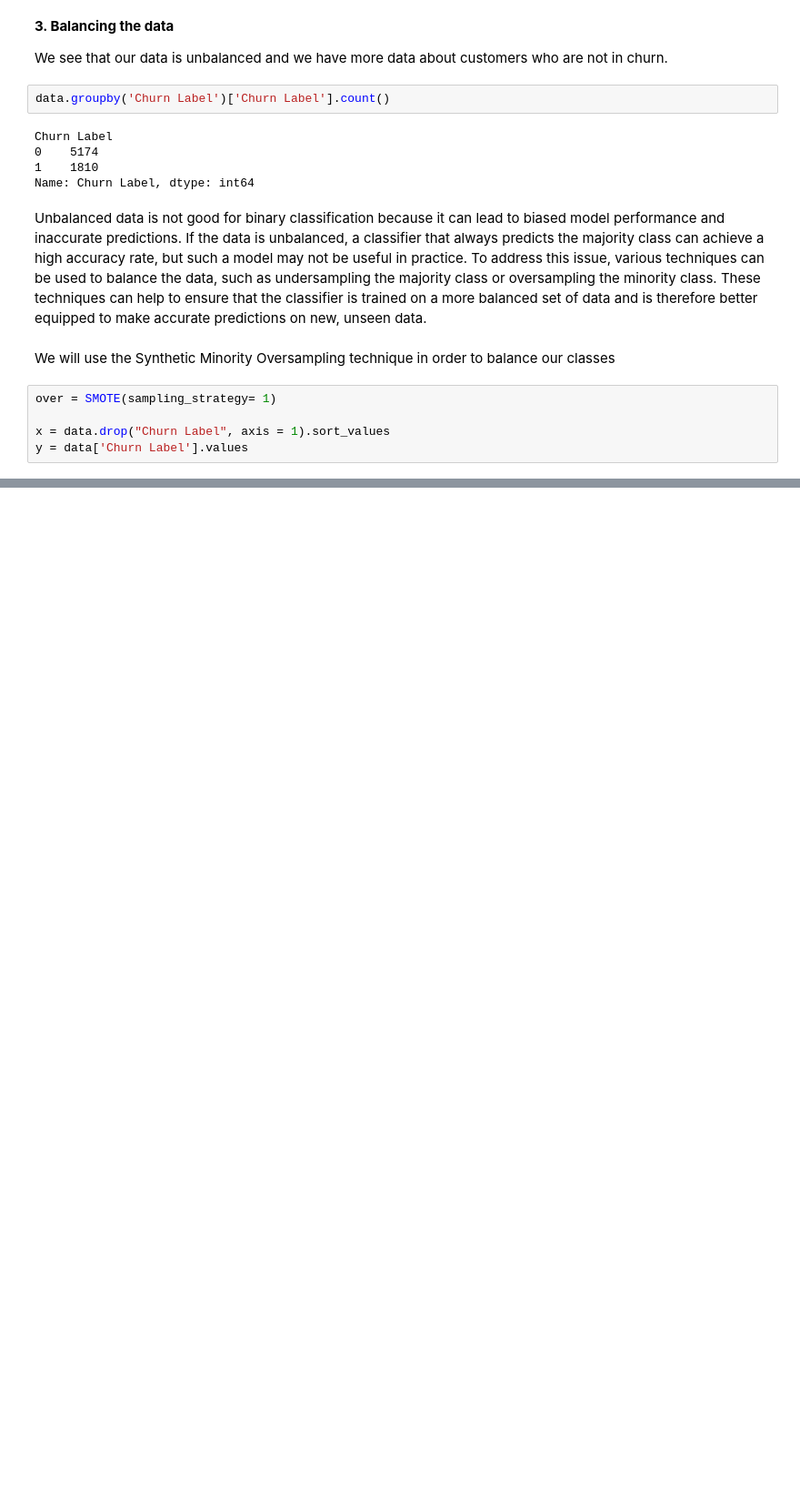
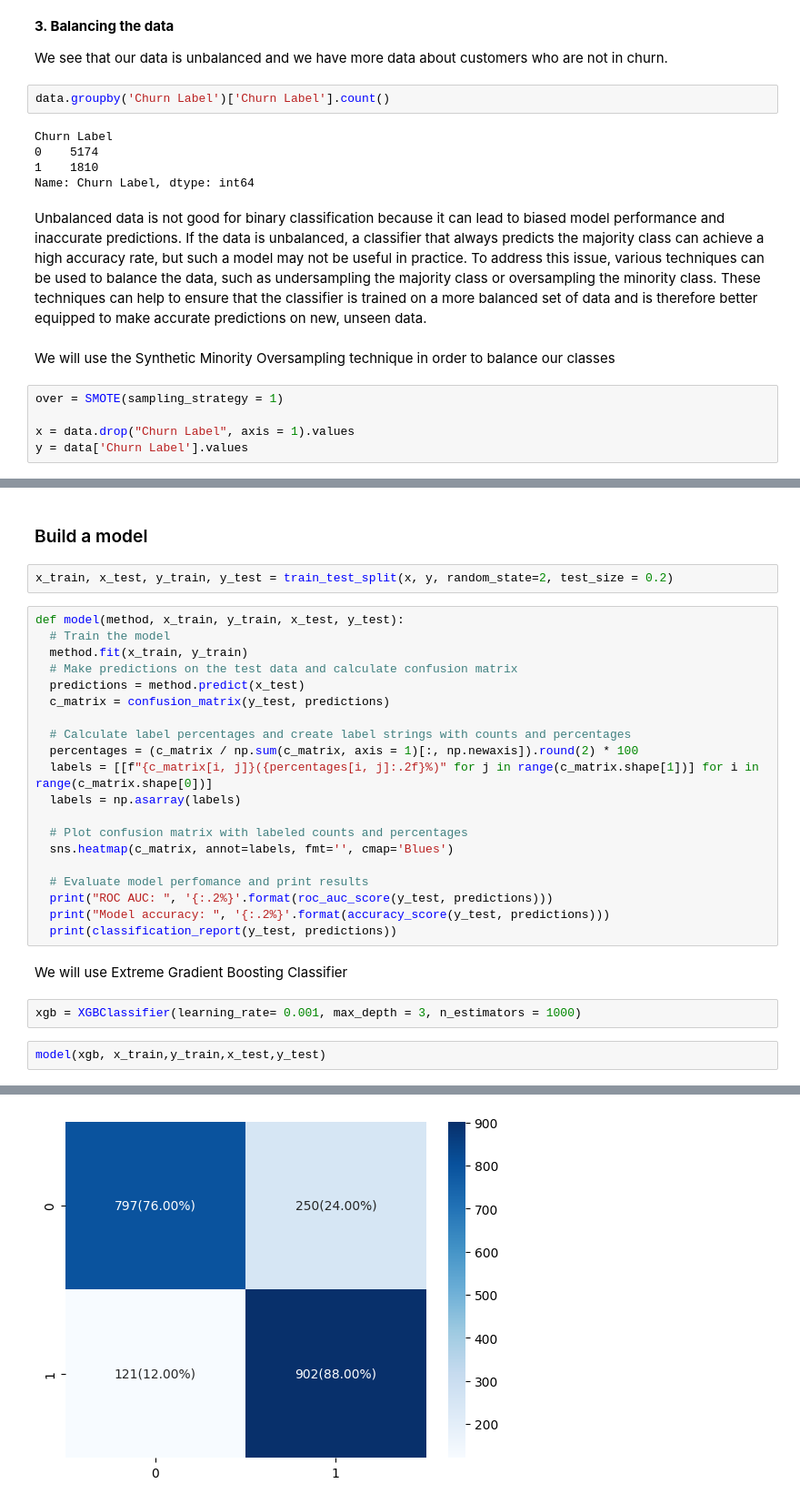
Before and after one commit to MuindeEsther/BootcampProjects, a Jupyter notebook: Customer_churn_rate.ipynb, the cells around one changed output, grey strips where cells are left out. Shown at 91% size. Drawn from its saved outputs; the diff is of its cells as text; blank space fills up the shorter version.

```diff
--- a/Customer_churn_rate.ipynb
+++ b/Customer_churn_rate.ipynb
@@ -949,9 +870,9 @@ Unbalanced data is not good for binary classification because it can lead to bia
 # %% [markdown]
 We will use the Synthetic Minority Oversampling technique in order to balance our classes
 # %%
-over = SMOTE(sampling_strategy= 1)
+over = SMOTE(sampling_strategy = 1)
 
-x = data.drop("Churn Label", axis = 1).sort_values
+x = data.drop("Churn Label", axis = 1).values
 y = data['Churn Label'].values
 # %%
 x,y = over.fit_resample(x,y)
@@ -965,0 +879,31 @@ fatal: not a git repository (or any of the parent directories): .git
+# %% [markdown]
+### Build a model
+# %%
+x_train, x_test, y_train, y_test = train_test_split(x, y, random_state=2, test_size = 0.2)
+# %%
+def model(method, x_train, y_train, x_test, y_test):
+  # Train the model
+  method.fit(x_train, y_train)
+  # Make predictions on the test data and calculate confusion matrix
+  predictions = method.predict(x_test)
+  c_matrix = confusion_matrix(y_test, predictions)
+
+  # Calculate label percentages and create label strings with counts and percentages
+  percentages = (c_matrix / np.sum(c_matrix, axis = 1)[:, np.newaxis]).round(2) * 100
+  labels = [[f"{c_matrix[i, j]}({percentages[i, j]:.2f}%)" for j in range(c_matrix.shape[1])] for i in range(c_matrix.shape[0])]
+  labels = np.asarray(labels)
+
+  # Plot confusion matrix with labeled counts and percentages
+  sns.heatmap(c_matrix, annot=labels, fmt='', cmap='Blues')
+
+  # Evaluate model perfomance and print results
+  print("ROC AUC: ", '{:.2%}'.format(roc_auc_score(y_test, predictions)))
+  print("Model accuracy: ", '{:.2%}'.format(accuracy_score(y_test, predictions)))
+  print(classification_report(y_test, predictions))
+# %% [markdown]
+We will use Extreme Gradient Boosting Classifier
+# %%
+xgb = XGBClassifier(learning_rate= 0.001, max_depth = 3, n_estimators = 1000)
+# %%
+model(xgb, x_train,y_train,x_test,y_test)
+# %% [output]
@@ -965,0 +920 @@ fatal: not a git repository (or any of the parent directories): .git
+[figure, added]
```
Also changed, not shown: parts of 12 cells of this notebook.
